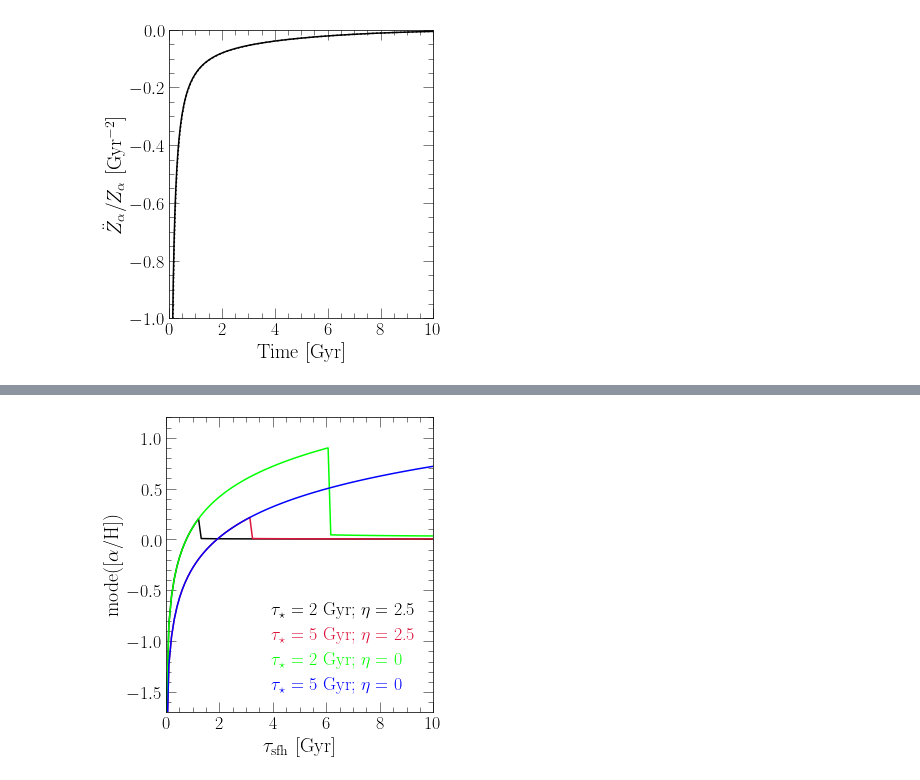
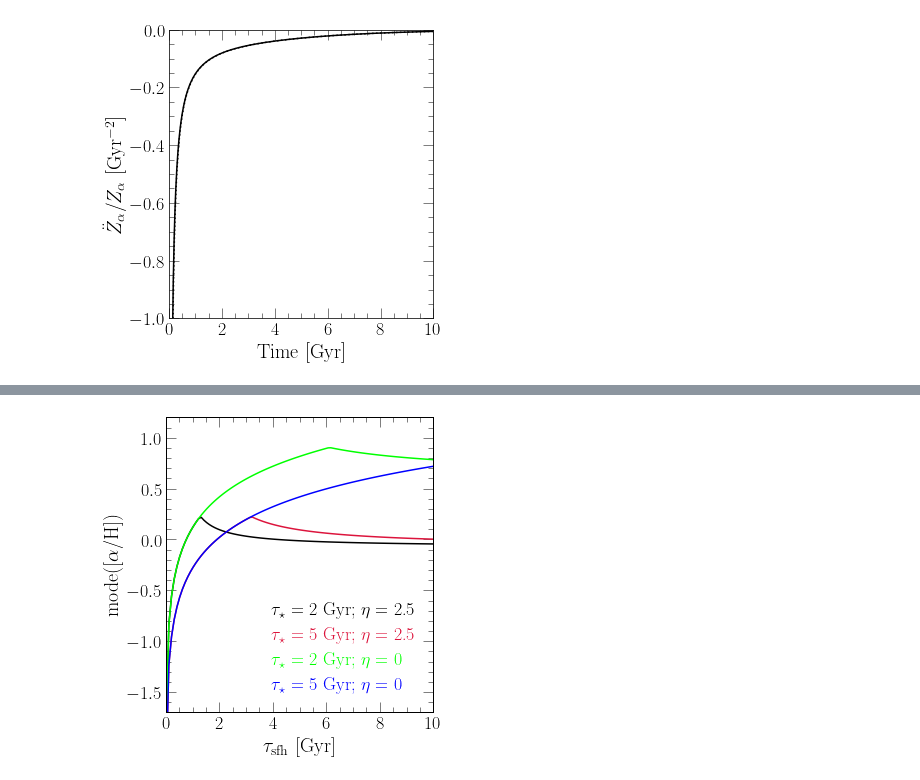
Before and after one commit to giganano/outflows, a Jupyter notebook: notebooks/onezone.ipynb, the cells around one changed output, grey strips where cells are left out. Cells and saved outputs as stored; diff of their text form; code cells hidden in the pictures.

```diff
--- a/notebooks/onezone.ipynb
+++ b/notebooks/onezone.ipynb
@@ -380,11 +380,11 @@ ax.set_ylim([0, 4.4])
 kwargs = {
     "c": named_colors()["black"],
     "label": "VICE",
-    "linestyle": ':'
+    "linestyle": '-'
 }
 line1 = ax.plot([-10, -9], [-10, -9], **kwargs)[0]
 kwargs["label"] = r"mode([$\alpha$/H])"
-kwargs["linestyle"] = "-"
+kwargs["linestyle"] = ":"
 line2 = ax.plot([-10, -9], [-10, -9], **kwargs)[0]
 kwargs = {
     "loc": mpl_loc("upper left"),
@@ -414,7 +414,7 @@ for i in range(len(prefactors)):
             out.mdf["bin_edge_right"])]
         kwargs = {
             "c": named_colors()[colors[i]],
-            "linestyle": ":",
+            "linestyle": "-",
             "label": r"$\tau_\text{sfh} = %.1f\tau_\text{dep}$" % (prefactors[i])
         }
         ax.plot(centers, out.mdf["dn/d[o/h]"], **kwargs)
@@ -424,7 +424,7 @@ for i in range(len(prefactors)):
             eq = vice.yields.ccsne.settings['o'] / (1 + sz.eta - 0.4 - sz.tau_star / sz.func.timescale)
             mode_oh = np.log10(eq / vice.solar_z['o'] * (sz.func.timescale / taudep - 1))
         print(mode_oh)
-        kwargs["linestyle"] = '-'
+        kwargs["linestyle"] = ':'
         kwargs["label"] = None
         ax.axvline(mode_oh, **kwargs)
 
@@ -460,35 +460,36 @@ def mode_oh(tausfh, taustar = 5, eta = 0):
     taudep = taustar / (1 + eta - 0.4)
     zeq = vice.yields.ccsne.settings['o'] / (1 + eta - 0.4 - taustar / tausfh)
     taubar = analytic.Zalpha.harmonic_timescale(taudep, tausfh)
-#     print(tausfh / taudep)
-    if tausfh > 2 * taudep or -taubar * np.log(2 - tausfh / taudep) > 13.2:
-        return zeq * (1 - np.exp(-13.2 / taubar))
-    elif tausfh == taudep:
+    tmax = -taubar * np.log(2 - tausfh / taudep)
+    if tausfh > 2 * taudep or tmax > 13.2:
+        zfinal = zeq * (1 - np.exp(-13.2 / taubar))
+        return np.log10(zfinal / vice.solar_z['o'])
+    if tausfh == taudep:
         return np.log10(vice.yields.ccsne.settings['o'] / (vice.solar_z['o'] * (1 + eta - 0.4)))
     else:
         return np.log10(zeq / vice.solar_z['o'] * (tausfh / taudep - 1))
 
 taustars = [2, 5, 2, 5]
 etas = [2.5, 2.5, 0, 0]
 colors = ["black", "crimson", "lime", "blue"]
 xvals = np.linspace(0.01, 10, 100)
 for i in range(len(taustars)):
     kwargs = {
         "c": named_colors()[colors[i]],
         "label": r"$\tau_\star$ = %g Gyr; $\eta$ = %g" % (taustars[i], etas[i])
     }
     yvals = [mode_oh(x, taustar = taustars[i], eta = etas[i]) for x in xvals]
     ax.plot(xvals, yvals, **kwargs)
 
 kwargs = {
     "loc": mpl_loc("lower right"),
     "bbox_to_anchor": (0.99, 0.01)
 }
 leg = ax.legend(**kwargs)
 fancy_legend(leg, colors)
 
 plt.tight_layout()
 plt.savefig("../latex/onezone-mdfs/mode_oh_versus_tausfh.pdf")
 plt.show()
 # %% [output]
-[figure, old version]
+[figure, new version]
```
Also changed, not shown: parts of 2 cells of this notebook, 4 other files.
